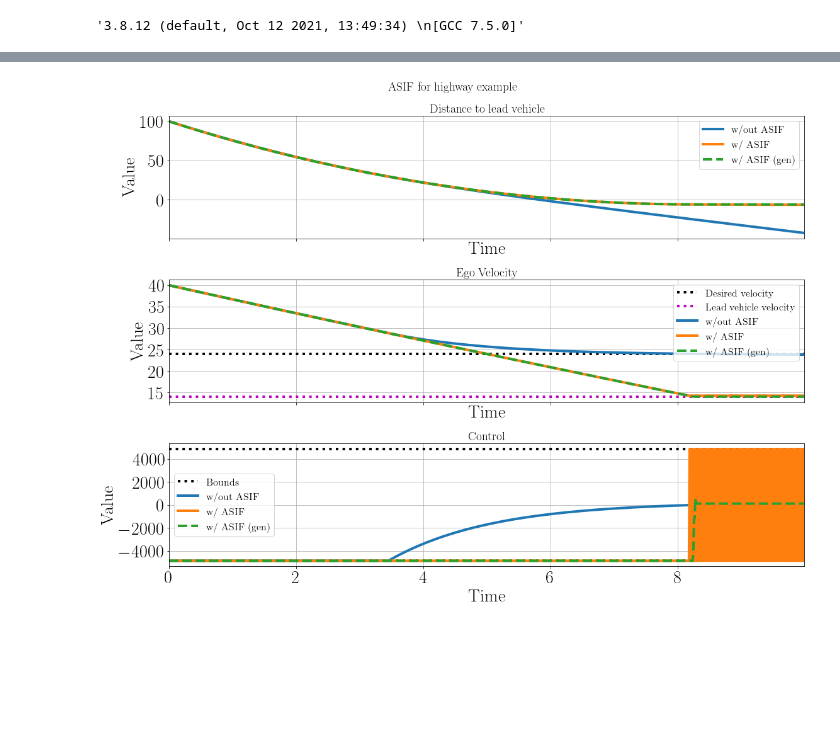
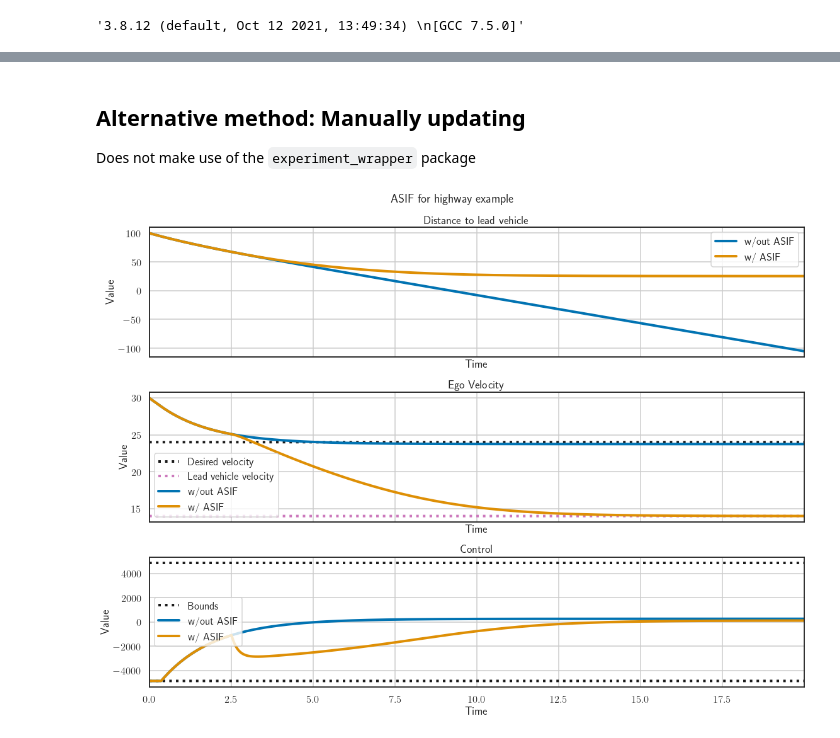
Before and after one commit to stonkens/cbf_opt, a Jupyter notebook: examples/acc.ipynb, the cells around one changed output, grey strips where cells are left out. Saved outputs shown, nothing was run; the diff lists cells and outputs as text; code cells hidden in the pictures; blank space fills up the shorter version.

```diff
--- a/examples/acc.ipynb
+++ b/examples/acc.ipynb
@@ -51,13 +72,16 @@ class ACC_CBF(cbf.ControlAffineCBF):
         self.cd = params["cd"]
 
     def vf(self, state, time=None):
-        return state[2] - self.Th * (state[1] - self.dynamics.v0) ** 2 / (2 * self.cd * self.dynamics.g)
+        return state[..., 2] - self.Th * state[..., 1] - (state[..., 1] - self.dynamics.v0) ** 2 / (2 * self.cd * self.dynamics.g)
 
     def vf_dt_partial(self, state, time=None):
         return 0.0
 
     def _grad_vf(self, state, time=None):
-        return np.array([0.0, -self.Th * (state[1] - self.dynamics.v0) / (self.cd * self.dynamics.g), 1.0])
+        dvf_dx = np.zeros_like(state)
+        dvf_dx[..., 1] = - self.Th  - (state[..., 1] - self.dynamics.v0) / (self.cd * self.dynamics.g)
+        dvf_dx[..., 2] = 1.0
+        return dvf_dx
 # %%
 params = dict()
 params["n_dims"] = 3
@@ -78,16 +102,11 @@ cbf_params["Th"] = 1.8
 acc_cbf = ACC_CBF(acc, cbf_params)
 # %%
 vd = 24
-umax = cbf_params['cd'] * params['mass'] * params['g']
+umax = np.array([cbf_params['cd'] * params['mass'] * params['g']])
 umin = -umax
 alpha = lambda x: 5 * x
-nominal_policy = lambda x, t: np.atleast_1d(np.clip(-1000 * (x[1] - vd), umin, umax))
-acc_asif = asif.ControlAffineASIF(acc, acc_cbf, alpha=alpha, nominal_policy=nominal_policy)
-
-# beta0 = 0.0
-# penalty_coeff = 1e7
-
-# acc_gen_asif = asif.GeneralizedControlAffineASIF(acc, acc_cbf, beta0=beta0, penalty_coeff=penalty_coeff, alpha=alpha, nominal_policy=nominal_policy, verbose=False)
+nominal_policy = lambda x, t: np.atleast_1d(np.clip(-1000 * (x[..., 1] - vd), umin, umax))
+acc_asif = asif.ControlAffineASIF(acc, acc_cbf, alpha=alpha, nominal_policy=nominal_policy, umin=umin, umax=umax)
 # %%
 test_dynamics.test_control_affine_dynamics(acc)
 # %%
@@ -101,5 +149,8 @@ TODO: Make simulating dynamics much more straightforward -> See e.g. Dawson
+# %% [markdown]
+## Alternative method: Manually updating
+Does not make use of the `experiment_wrapper` package
 # %%
-x0 = np.array([0, 40, 100])
+x0 = np.array([0, 30, 100])
 states = [x0]
 control = []
 control_filt = []
@@ -109,8 +160,9 @@ betas = []
 states_filt = [x0]
 x_filt_gen = x0
 states_filt_gen = [x0]
+vf = [acc_cbf.vf(x_filt)]
 
-ts = np.arange(0, 10, params['dt'])
+ts = np.arange(0, 20, params['dt'])
 
 x = x0
 for t in ts:
@@ -119,56 +171,48 @@ for t in ts:
     states.append(x)
     control.append(input_nom)
 
-for t in ts:
+from tqdm import tqdm
+for t in tqdm(ts):
     input_mod = np.atleast_1d(np.clip(acc_asif(x_filt), umin, umax))
 
     x_filt = acc.step(x_filt, input_mod)
     states_filt.append(x_filt)
     control_filt.append(input_mod)
-
-for t in ts:
-    input = np.atleast_1d(np.clip(acc_gen_asif(x_filt_gen), umin, umax))
-    betas.append(acc_gen_asif.get_beta())
-    x_filt_gen = acc.step(x_filt_gen, input)
-    states_filt_gen.append(x_filt_gen)
-    control_filt_gen.append(input)
+    vf.append(acc_cbf.vf(x_filt))
 # %%
 states = np.array(states)
 states_filt = np.array(states_filt)
 states_filt_gen = np.array(states_filt_gen)
 
-ts = np.arange(0, 10, params['dt'])
+ts = np.arange(0, 20, params['dt'])
 fig, ax = plt.subplots(3, 1, sharex=True, figsize=(16, 12))
 plt.rcParams['font.size'] = '16'
 plt.rcParams['lines.linewidth'] = 4
 fig.suptitle("ASIF for highway example")
 ax[0].set_title("Distance to lead vehicle")
 ax[0].plot(ts[:states.shape[0]-1], states[1:,2], label='w/out ASIF')
 ax[0].plot(ts[:states_filt.shape[0]-1], states_filt[1:,2], label='w/ ASIF')
-ax[0].plot(ts[:states_filt_gen.shape[0]-1], states_filt_gen[1:,2], '--', label='w/ ASIF (gen)')
 
 ax[0].legend()
 ax[1].set_title("Ego Velocity")
 ax[1].plot(ts, vd * np.ones_like(ts), ':k', label='Desired velocity')
 ax[1].plot(ts, params['v0'] * np.ones_like(ts), ':m', label='Lead vehicle velocity')
 ax[1].plot(ts[:states.shape[0]-1], states[1:,1], label='w/out ASIF')
 ax[1].plot(ts[:states_filt.shape[0]-1], states_filt[1:,1], label='w/ ASIF')
-ax[1].plot(ts[:states_filt_gen.shape[0]-1], states_filt_gen[1:,1], '--', label='w/ ASIF (gen)')
 
 ax[1].legend()
 ax[2].set_title("Control")
 ax[2].plot(ts, np.ones_like(ts) * umax, ':k', label='Bounds')
 ax[2].plot(ts, np.ones_like(ts) * umin, ':k', label='__nolegend__')
 ax[2].plot(ts[:len(control)], control, label='w/out ASIF')
-ax[2].plot(ts[:len(control_filt)], control_filt, label='w/ ASIF')
-ax[2].plot(ts[:len(control_filt_gen)], control_filt_gen, '--', label='w/ ASIF (gen)')
+ax[2].plot(ts[:len(control_filt)], np.array(control_filt)[..., 0], label='w/ ASIF')
 
 ax[2].legend()
 for axi in ax:
     axi.grid()
     axi.set_xlabel("Time")
     axi.set_ylabel("Value")
     axi.set_xlim([ts[0], ts[-1]])
 fig.tight_layout()
 # %% [output]
-[figure, old version]
+[figure, new version]
```
Also changed, not shown: parts of 11 cells of this notebook.
